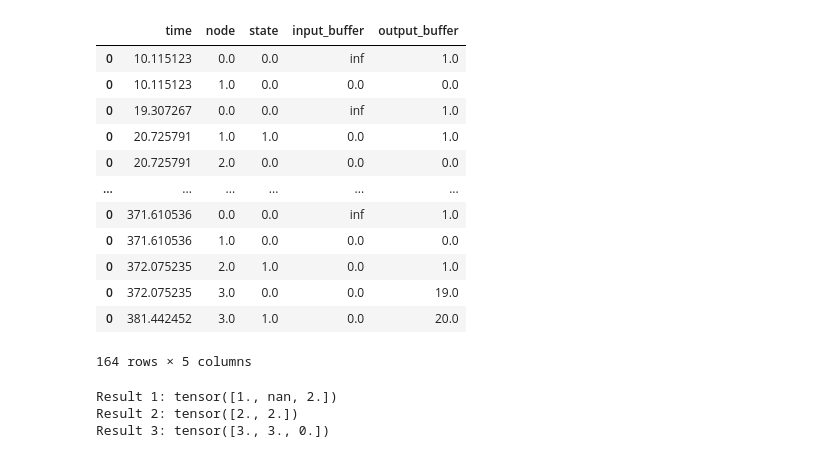
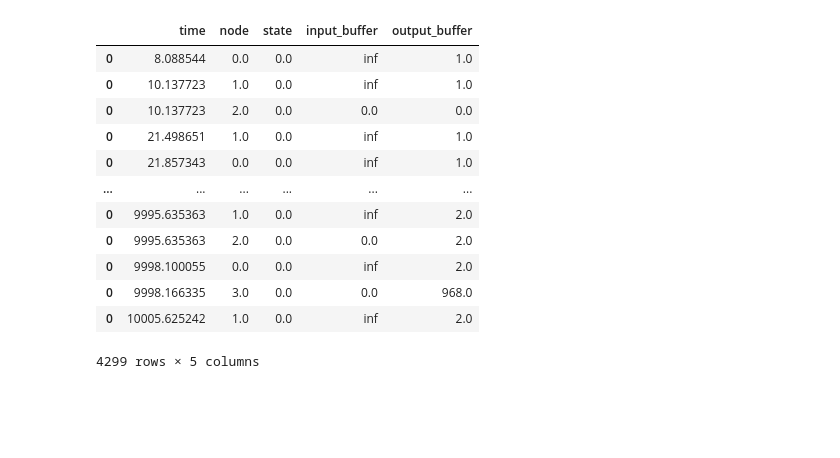
Before and after one commit to nachtflug6/ProcessTimeSeries, a Jupyter notebook: process_sim/test_process.ipynb, the cells around one changed output. Saved outputs shown, nothing was run; the diff lists cells and outputs as text; code cells hidden in the pictures; blank space fills up the shorter version.

```diff
--- a/process_sim/test_process.ipynb
+++ b/process_sim/test_process.ipynb
@@ -105,57 +135,46 @@ class ProdGraph:
 # %%
 adjacency_matrix = np.array([[0, 0, 1, 0],
                              [0, 0, 1, 0],
                              [0, 0, 0, 1],
                              [0, 0, 0, 0]])
 
-init_matrix = np.array([[1, 0, 0, 0],
+state_init_matrix = np.array([[1, 0, 0, 0],
                              [1, 0, 0, 0],
                              [0, 1, 0, 0],
                              [0, 1, 0, 0]])
 
-dists = [dist.Uniform(9, 11), dist.Uniform(9, 11), dist.Uniform(9, 11), dist.Uniform(9, 11)]
+buffer_limits = np.array([2, 2, 2, th.inf])
 
-graph = ProdGraph(adjacency_matrix, dists, init_matrix)
+# for i in range (20):
 
-for i in range(100):
+#     dists = [dist.Uniform(30 + i, 30 - i), dist.Uniform(30 + i, 30 - i), dist.Uniform(30 + i, 30 - i), dist.Uniform(30 + i, 30 - i)]
+
+#     graph = ProdGraph(adjacency_matrix, dists, state_init_matrix, buffer_limits)
+
+#     while graph.lapsed_time < 1000:
+#         graph.forward()
+
+#     graph.log
+
+dists = [dist.Uniform(6, 14), dist.Uniform(6, 14), dist.Uniform(6, 14), dist.Uniform(6, 14)]
+
+graph = ProdGraph(adjacency_matrix, dists, state_init_matrix, buffer_limits)
+
+while graph.lapsed_time < 10000:
     graph.forward()
 
 graph.log
 # %% [output]
 |  | time | node | state | input_buffer | output_buffer |
-| 0 | 10.115123 | 0.0 | 0.0 | inf | 1.0 |
-| 0 | 10.115123 | 1.0 | 0.0 | 0.0 | 0.0 |
-| 0 | 19.307267 | 0.0 | 0.0 | inf | 1.0 |
-| 0 | 20.725791 | 1.0 | 1.0 | 0.0 | 1.0 |
-| 0 | 20.725791 | 2.0 | 0.0 | 0.0 | 0.0 |
+| 0 | 8.088544 | 0.0 | 0.0 | inf | 1.0 |
+| 0 | 10.137723 | 1.0 | 0.0 | inf | 1.0 |
+| 0 | 10.137723 | 2.0 | 0.0 | 0.0 | 0.0 |
+| 0 | 21.498651 | 1.0 | 0.0 | inf | 1.0 |
+| 0 | 21.857343 | 0.0 | 0.0 | inf | 1.0 |
 | ... | ... | ... | ... | ... | ... |
-| 0 | 371.610536 | 0.0 | 0.0 | inf | 1.0 |
-| 0 | 371.610536 | 1.0 | 0.0 | 0.0 | 0.0 |
-| 0 | 372.075235 | 2.0 | 1.0 | 0.0 | 1.0 |
-| 0 | 372.075235 | 3.0 | 0.0 | 0.0 | 19.0 |
-| 0 | 381.442452 | 3.0 | 1.0 | 0.0 | 20.0 |
+| 0 | 9995.635363 | 1.0 | 0.0 | inf | 2.0 |
+| 0 | 9995.635363 | 2.0 | 0.0 | 0.0 | 2.0 |
+| 0 | 9998.100055 | 0.0 | 0.0 | inf | 2.0 |
+| 0 | 9998.166335 | 3.0 | 0.0 | 0.0 | 968.0 |
+| 0 | 10005.625242 | 1.0 | 0.0 | inf | 2.0 |
-164 rows × 5 columns
+4299 rows × 5 columns
-# %%
-import torch
-
-# Input tensors
-tensor1 = torch.tensor([1.0, 0.0, 2.0])
-tensor2 = torch.tensor([1.0, 0.0, 1.0])
-result1 = tensor1 / tensor2
-
-tensor3 = torch.tensor([2.0, 2.0])
-tensor4 = torch.tensor([1.0, 1.0])
-result2 = tensor3 / tensor4
-
-tensor5 = torch.tensor([3.0, 3.0, 0.0])
-tensor6 = torch.tensor([1.0, 1.0, 1.0])
-result3 = tensor5 / tensor6
-
-# Print results
-print("Result 1:", result1)
-print("Result 2:", result2)
-print("Result 3:", result3)
-# %% [output]
-Result 1: tensor([1., nan, 2.])
-Result 2: tensor([2., 2.])
-Result 3: tensor([3., 3., 0.])
```
Also changed, not shown: parts of 2 cells of this notebook.
